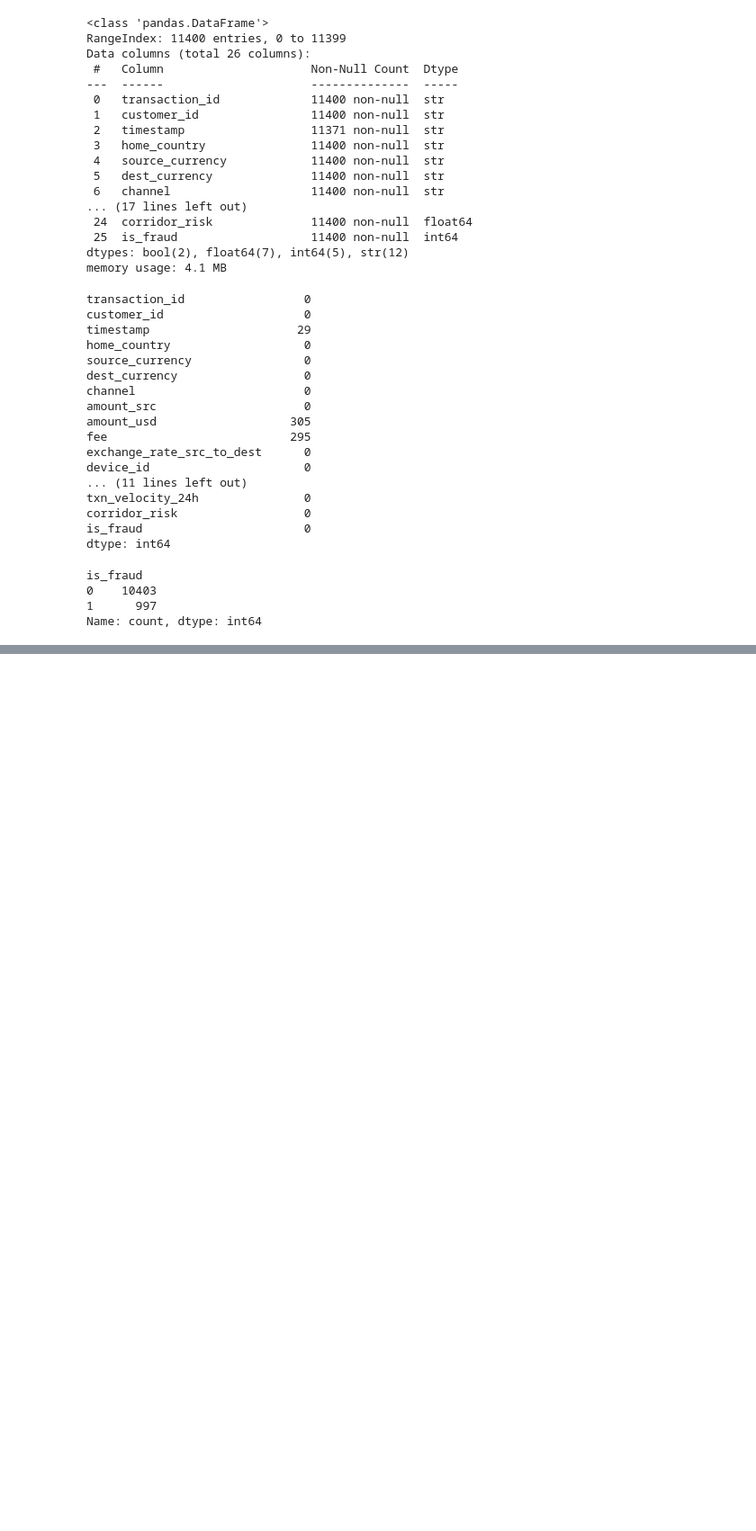
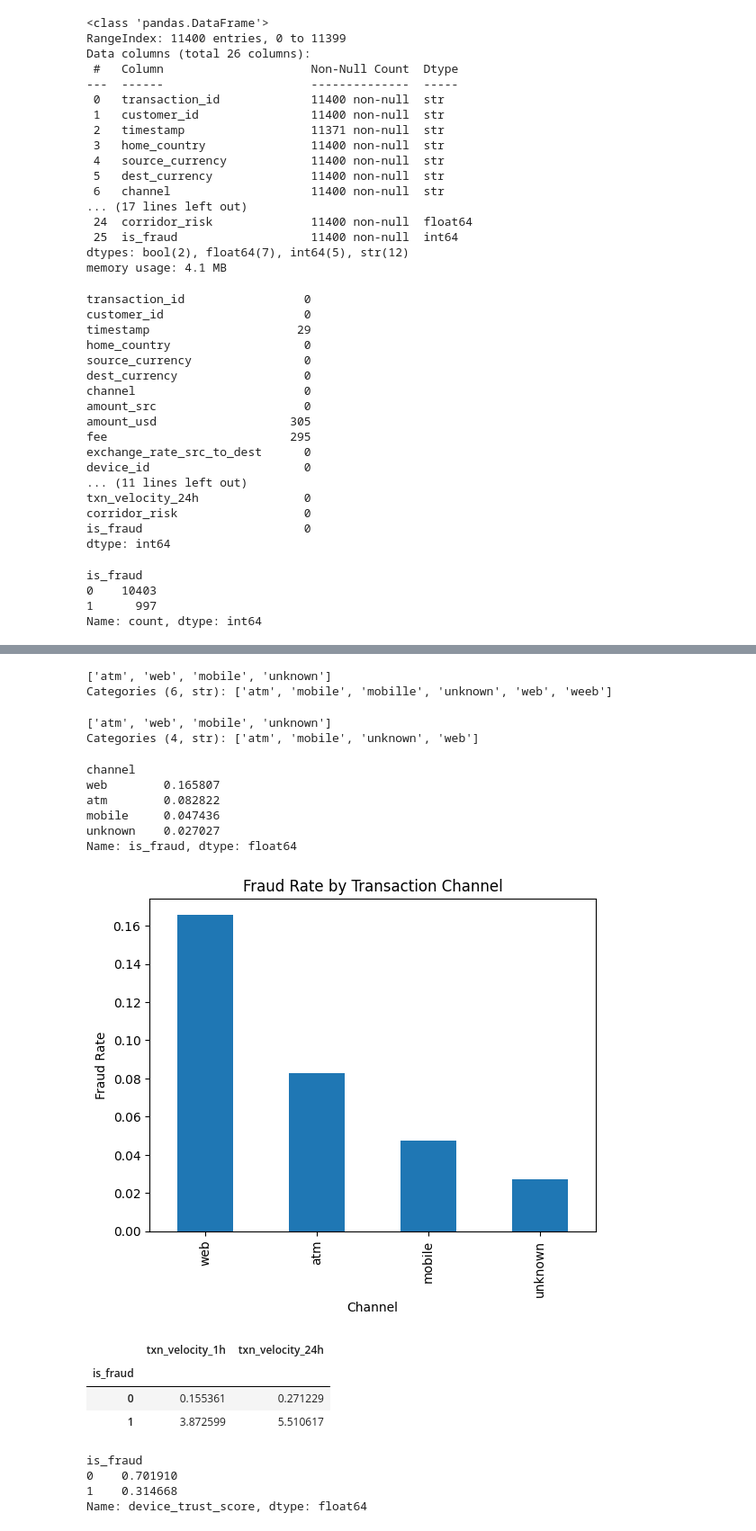
Before and after one commit to Barth40/fraud-detection-ml-platform, a Jupyter notebook: notebooks/01_fraud_eda.ipynb, the cells around one changed output, grey strips where cells are left out. Shown at 90% size. Cells and saved outputs as stored; diff of their text form; code cells hidden in the pictures; blank space fills up the shorter version.

Commit message:
Completed fraud EDA and data cleaning

```diff
--- a/notebooks/01_fraud_eda.ipynb
+++ b/notebooks/01_fraud_eda.ipynb
@@ -93,0 +317,6 @@ df.describe()
+# %%
+# Convert binary columns to boolean
+binary_cols = ["new_device", "location_mismatch", "is_fraud"]
+
+for col in binary_cols:
+    df[col] = df[col].astype("bool")
@@ -93,0 +369,10 @@ df.describe()
+# %%
+# Convert boolean columns to integer format
+binary_cols = [
+    "new_device",
+    "location_mismatch",
+    "is_fraud"
+]
+
+for col in binary_cols:
+    df[col] = df[col].astype(int)
@@ -93,0 +421,62 @@ df.describe()
+# %%
+# Fix inconsistent channel category values
+df["channel"] = df["channel"].replace({
+    "mobille": "mobile",
+    "weeb": "web"
+})
+# %%
+# Check cleaned channel categories
+df["channel"].unique()
+# %% [output]
+['atm', 'web', 'mobile', 'unknown']
+Categories (6, str): ['atm', 'mobile', 'mobille', 'unknown', 'web', 'weeb']
+# %%
+# Remove unused categories from the channel column
+df["channel"] = df["channel"].cat.remove_unused_categories()
+# %%
+# Check unique channel categories after cleanup
+df["channel"].unique()
+# %% [output]
+['atm', 'web', 'mobile', 'unknown']
+Categories (4, str): ['atm', 'mobile', 'unknown', 'web']
+# %%
+# Analyse fraud rate by transaction channel
+df.groupby("channel")["is_fraud"].mean().sort_values(ascending=False)
+# %% [output]
+channel
+web        0.165807
+atm        0.082822
+mobile     0.047436
+unknown    0.027027
+Name: is_fraud, dtype: float64
+# %%
+# Visualise fraud rate by transaction channel
+import matplotlib.pyplot as plt
+
+channel_fraud = df.groupby("channel")["is_fraud"].mean().sort_values(ascending=False)
+
+channel_fraud.plot(kind="bar")
+
+plt.title("Fraud Rate by Transaction Channel")
+plt.xlabel("Channel")
+plt.ylabel("Fraud Rate")
+
+plt.show()
+# %% [output]
+[figure, added]
+# %%
+# Compare transaction velocity between fraudulent and legitimate transactions
+df.groupby("is_fraud")[["txn_velocity_1h", "txn_velocity_24h"]].mean()
+# %% [output]
+|  | txn_velocity_1h | txn_velocity_24h |
+| is_fraud |  |  |
+| 0 | 0.155361 | 0.271229 |
+| 1 | 3.872599 | 5.510617 |
+# %%
+# Compare device trust score between fraudulent and legitimate transactions
+df.groupby("is_fraud")["device_trust_score"].mean()
+# %% [output]
+is_fraud
+0    0.701910
+1    0.314668
+Name: device_trust_score, dtype: float64
```
Also changed, not shown: parts of 52 cells of this notebook, 1 other file.
